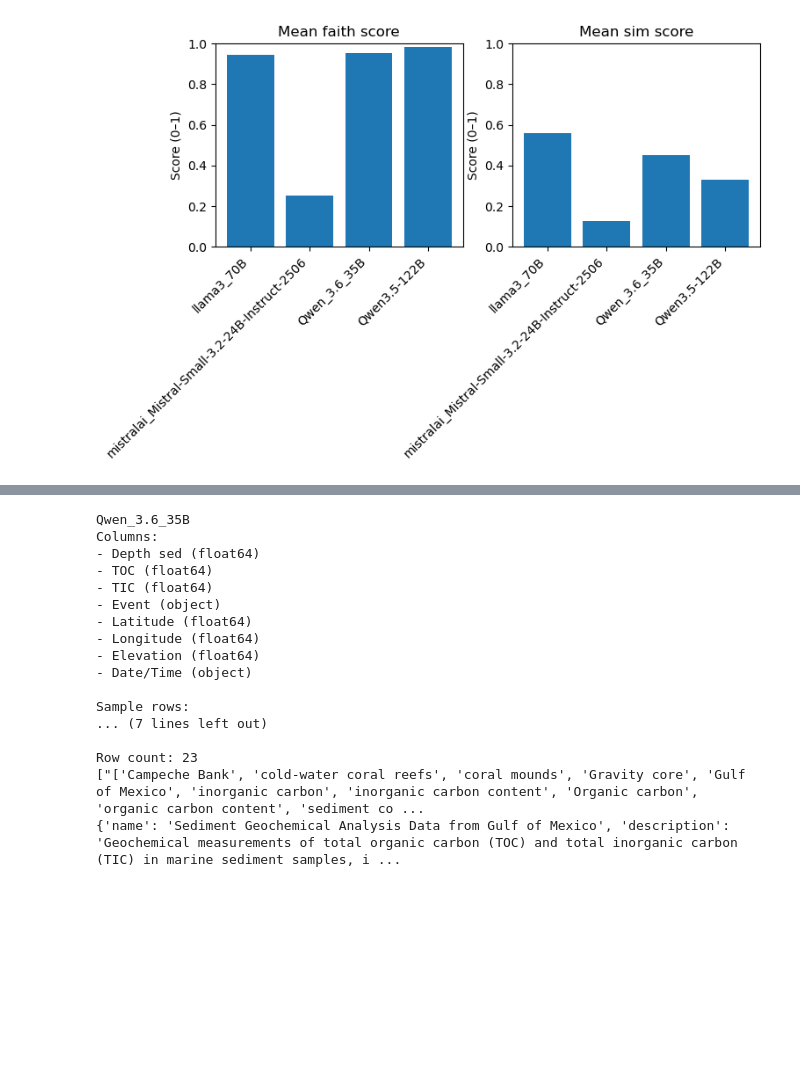
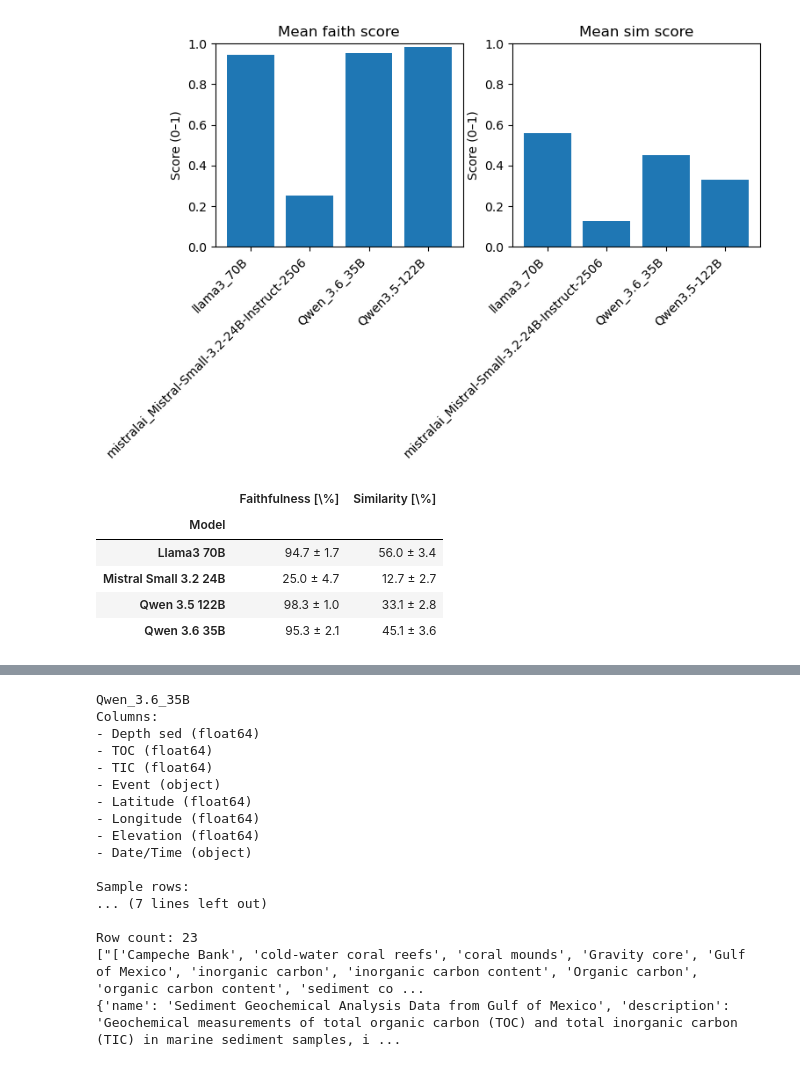
Before and after one commit to WUR-AI/process_data_metadata_agent, a Jupyter notebook: notebooks/03-TvdP-validate-metadata.ipynb, the cells around one changed output, grey strips where cells are left out. Cells and saved outputs as stored; diff of their text form; code cells hidden in the pictures; blank space fills up the shorter version.

```diff
--- a/notebooks/03-TvdP-validate-metadata.ipynb
+++ b/notebooks/03-TvdP-validate-metadata.ipynb
@@ -188,0 +221,9 @@ for iplot, metric in enumerate(['faith', 'sim']):
+# %%
+df_results_pan
+# %% [output]
+|  | Faithfulness [\%] | Similarity [\%] |
+| Model |  |  |
+| Llama3 70B | 94.7 ± 1.7 | 56.0 ± 3.4 |
+| Mistral Small 3.2 24B | 25.0 ± 4.7 | 12.7 ± 2.7 |
+| Qwen 3.5 122B | 98.3 ± 1.0 | 33.1 ± 2.8 |
+| Qwen 3.6 35B | 95.3 ± 2.1 | 45.1 ± 3.6 |
```
Also changed, not shown: parts of 17 cells of this notebook, 24 other files.
